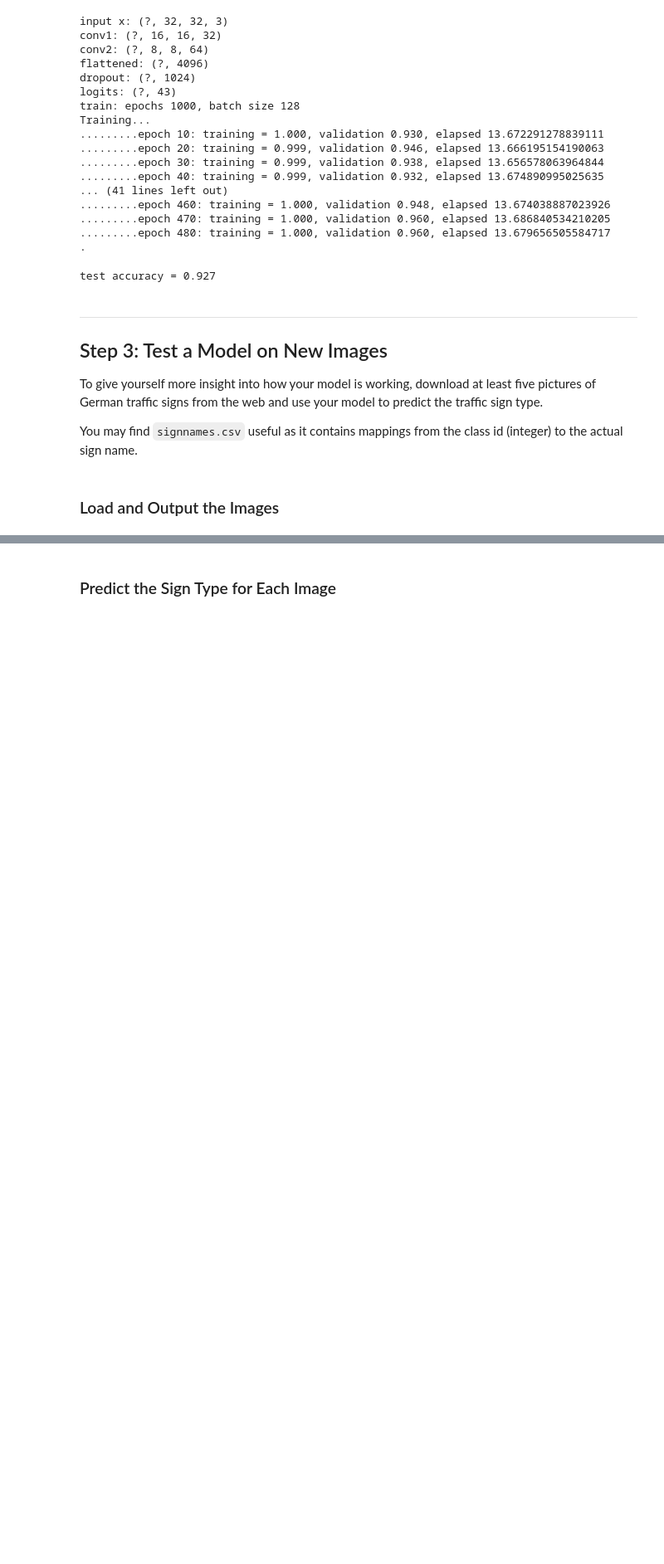
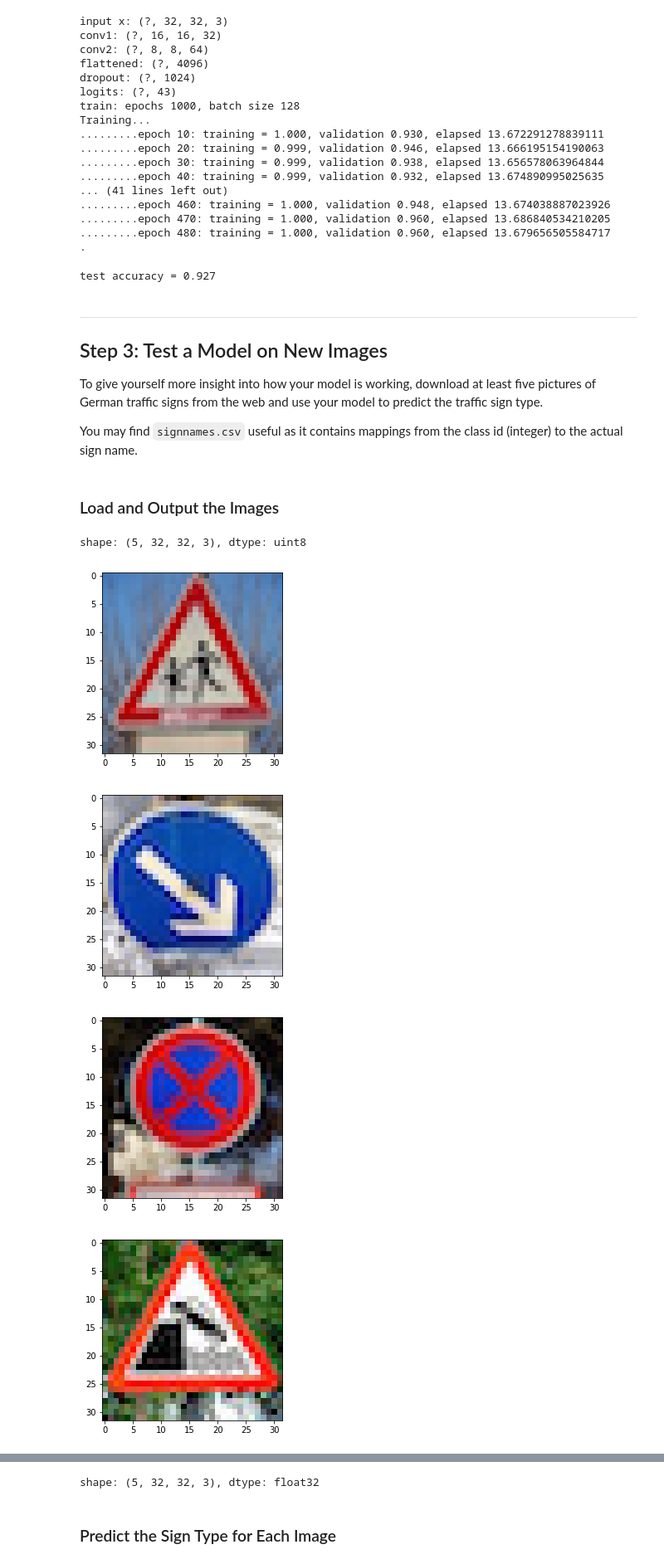
Before and after one commit to jgilbert42/CarND-Traffic-Sign-Classifier-Project, a Jupyter notebook: Traffic_Sign_Classifier.ipynb, the cells around one changed output, grey strips where cells are left out. Shown at 83% size. Saved outputs shown, nothing was run; the diff lists cells and outputs as text; code cells hidden in the pictures; blank space fills up the shorter version.

Commit message:
syncing.  visualize works

```diff
--- a/Traffic_Sign_Classifier.ipynb
+++ b/Traffic_Sign_Classifier.ipynb
@@ -163,6 +165,7 @@ Use the code cell (or multiple code cells, if necessary) to implement the first
 # probably should've saved this to a different variable since it can't be done every time.
 
 def preprocess(x):
+    x = x.astype(np.float32)
     return (x - 128.0)/128
 
 if need_preprocess:
@@ -454,0 +447,20 @@ You may find `signnames.csv` useful as it contains mappings from the class id (i
+# %%
+### Load the images and plot them here.
+### Feel free to use as many code cells as needed.
+import os
+
+filenames = os.listdir('test-images')
+imgs = np.array([plt.imread('test-images/{}'.format(f)) for f in filenames])
+print("shape: {}, dtype: {}".format(imgs.shape, imgs.dtype))
+for img in imgs:
+    plt.imshow(img)
+    plt.show()
+
+imgs = preprocess(imgs)
+print("shape: {}, dtype: {}".format(imgs.shape, imgs.dtype))
+# %% [output]
+shape: (5, 32, 32, 3), dtype: uint8
+[figure, added]
+[figure, added]
+[figure, added]
+[figure, added]
@@ -455,3 +468,4 @@ You may find `signnames.csv` useful as it contains mappings from the class id (i
+shape: (5, 32, 32, 3), dtype: float32
 # %% [markdown]
 ### Predict the Sign Type for Each Image
 # %%
```
Also changed, not shown: parts of 14 cells of this notebook.
